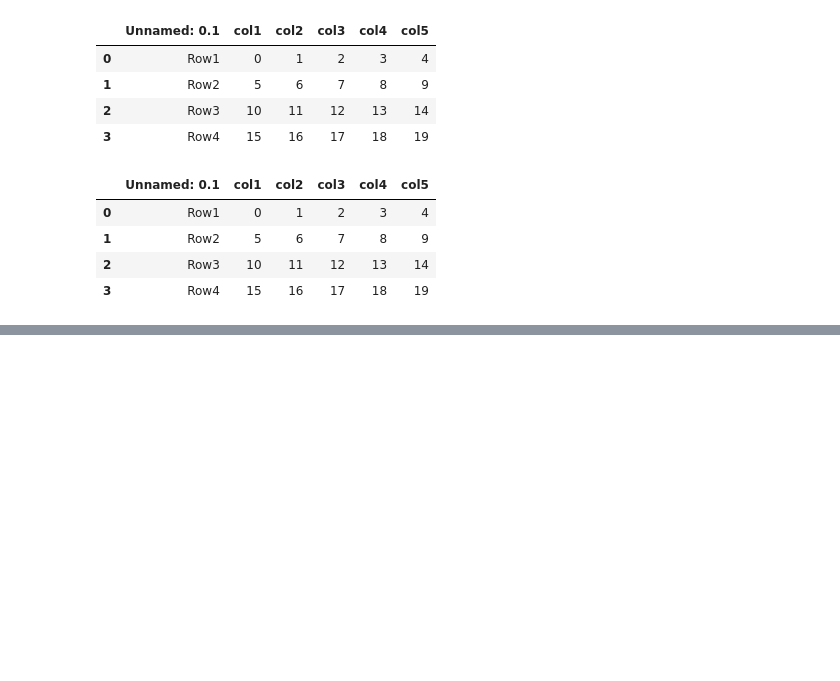
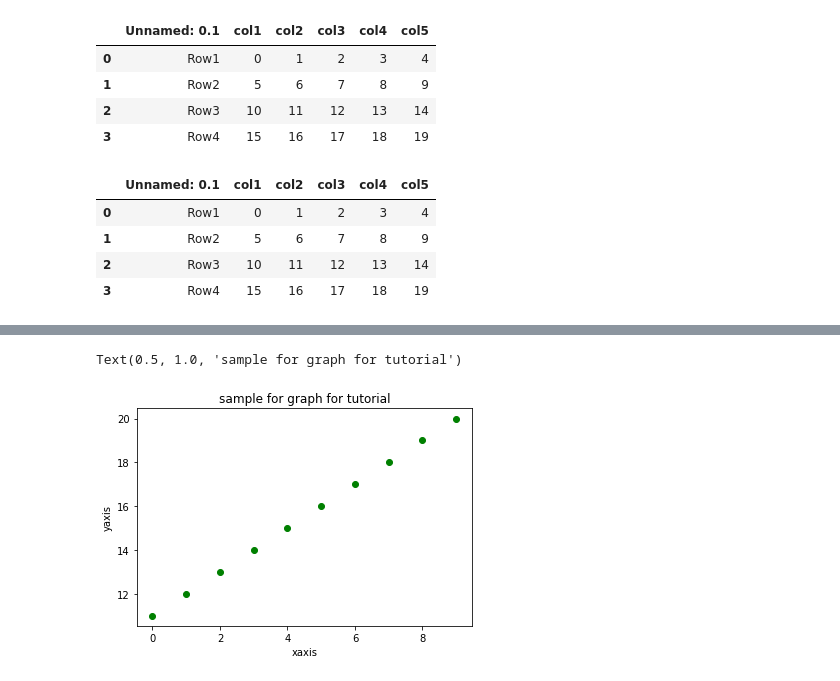
Before and after one commit to rahulrenegade/Machine-Learning-With-Python, a Jupyter notebook: Basics of Python.ipynb, the cells around one changed output, grey strips where cells are left out. Cells and saved outputs as stored; diff of their text form; code cells hidden in the pictures; blank space fills up the shorter version.

Commit message:
added matplotlib tutorial

```diff
--- a/Basics of Python.ipynb
+++ b/Basics of Python.ipynb
@@ -765,0 +782,11 @@ df11.head(10) #End of Pandas
+# %%
+x=np.arange(0,10)
+y=np.arange(11,21)
+# %%
+plt.scatter(x,y,c='g')
+plt.xlabel("xaxis")
+plt.ylabel("yaxis")
+plt.title("sample for graph for tutorial")
+# %% [output]
+Text(0.5, 1.0, 'sample for graph for tutorial')
+[figure, added]
```
Also changed, not shown: parts of 11 cells of this notebook.
